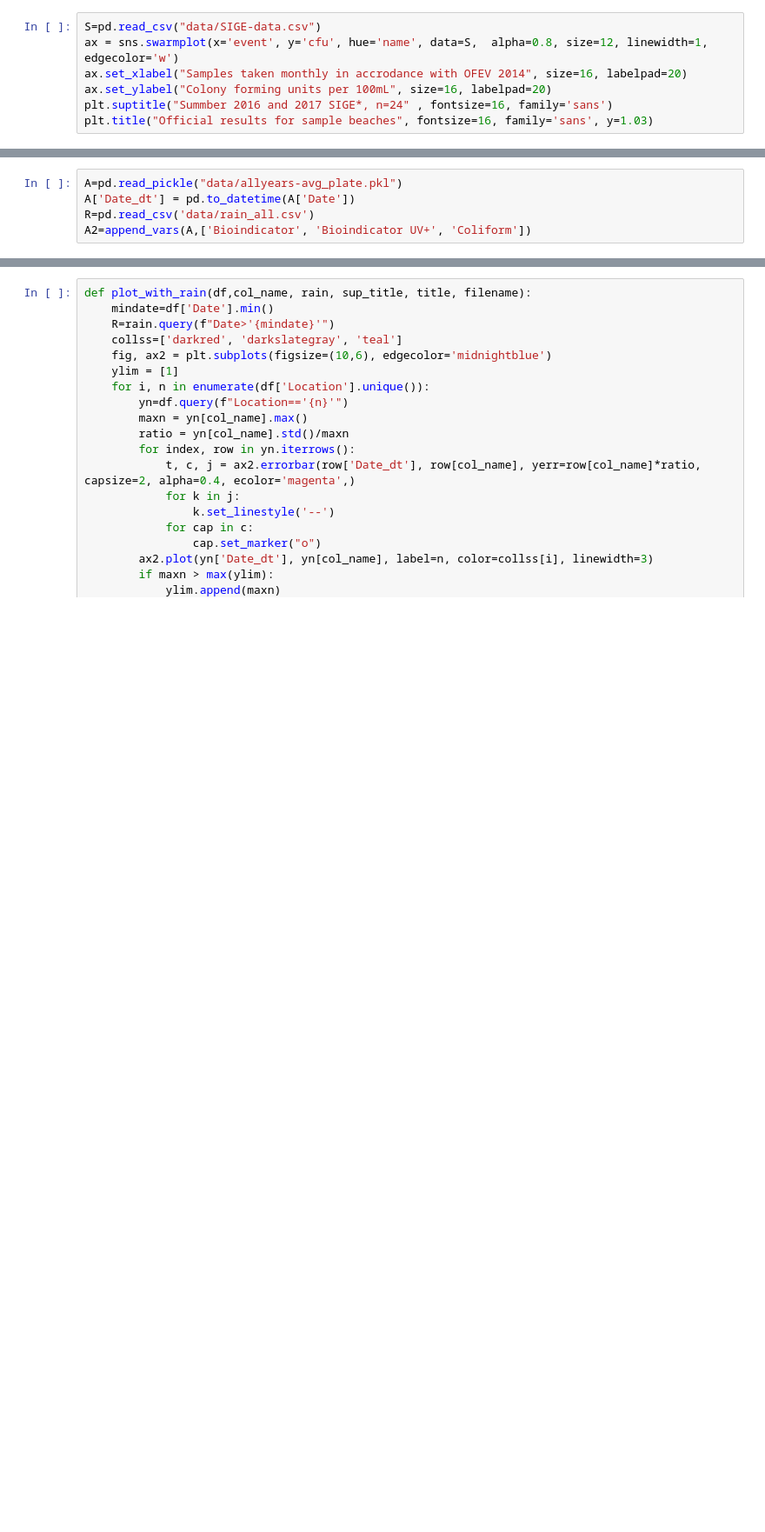
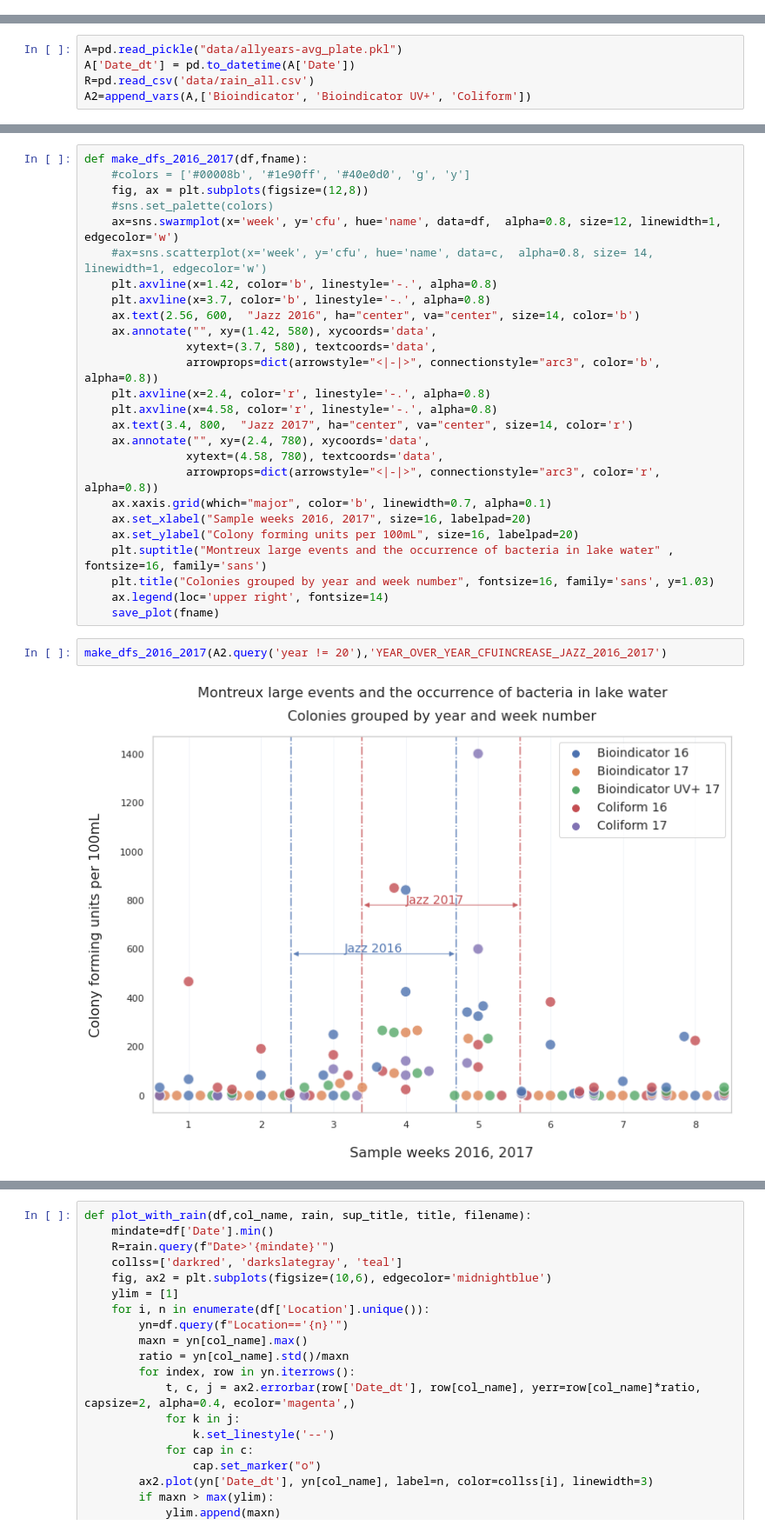
Before and after one commit to Hackuarium/montreux-water-quality, a Jupyter notebook: 2-plots.ipynb, the cells around one changed output, grey strips where cells are left out. Shown at 87% size. Cells and saved outputs as stored; diff of their text form; blank space fills up the shorter version.

Commit message:
update 2020 data + plot year by year 2016 and 2017

```diff
--- a/2-plots.ipynb
+++ b/2-plots.ipynb
@@ -22,10 +22,3 @@ def append_vars(ds, cols):
 def save_plot(fname):
     plt.savefig(f"plots/{fname}.svg")
     plt.savefig(f"plots/{fname}.png")
-# %%
-S=pd.read_csv("data/SIGE-data.csv")
-ax = sns.swarmplot(x='event', y='cfu', hue='name', data=S,  alpha=0.8, size=12, linewidth=1, edgecolor='w')
-ax.set_xlabel("Samples taken monthly in accrodance with OFEV 2014", size=16, labelpad=20)
-ax.set_ylabel("Colony forming units per 100mL", size=16, labelpad=20)
-plt.suptitle("Summber 2016 and 2017 SIGE*, n=24" , fontsize=16, family='sans')
-plt.title("Official results for sample beaches", fontsize=16, family='sans', y=1.03)
@@ -68,0 +66,30 @@ make_dfs(A2,'YEAR_OVER_YEAR_CFUINCREASE_JAZZ_2016_2017_2020')
+# %%
+def make_dfs_2016_2017(df,fname):
+    #colors = ['#00008b', '#1e90ff', '#40e0d0', 'g', 'y']
+    fig, ax = plt.subplots(figsize=(12,8))
+    #sns.set_palette(colors)
+    ax=sns.swarmplot(x='week', y='cfu', hue='name', data=df,  alpha=0.8, size=12, linewidth=1, edgecolor='w')
+    #ax=sns.scatterplot(x='week', y='cfu', hue='name', data=c,  alpha=0.8, size= 14, linewidth=1, edgecolor='w')
+    plt.axvline(x=1.42, color='b', linestyle='-.', alpha=0.8)
+    plt.axvline(x=3.7, color='b', linestyle='-.', alpha=0.8)
+    ax.text(2.56, 600,  "Jazz 2016", ha="center", va="center", size=14, color='b')
+    ax.annotate("", xy=(1.42, 580), xycoords='data',
+               xytext=(3.7, 580), textcoords='data',
+               arrowprops=dict(arrowstyle="<|-|>", connectionstyle="arc3", color='b', alpha=0.8))
+    plt.axvline(x=2.4, color='r', linestyle='-.', alpha=0.8)
+    plt.axvline(x=4.58, color='r', linestyle='-.', alpha=0.8)
+    ax.text(3.4, 800,  "Jazz 2017", ha="center", va="center", size=14, color='r')
+    ax.annotate("", xy=(2.4, 780), xycoords='data',
+               xytext=(4.58, 780), textcoords='data',
+               arrowprops=dict(arrowstyle="<|-|>", connectionstyle="arc3", color='r', alpha=0.8))
+    ax.xaxis.grid(which="major", color='b', linewidth=0.7, alpha=0.1)
+    ax.set_xlabel("Sample weeks 2016, 2017", size=16, labelpad=20)
+    ax.set_ylabel("Colony forming units per 100mL", size=16, labelpad=20)
+    plt.suptitle("Montreux large events and the occurrence of bacteria in lake water" , fontsize=16, family='sans')
+    plt.title("Colonies grouped by year and week number", fontsize=16, family='sans', y=1.03)
+    ax.legend(loc='upper right', fontsize=14)
+    save_plot(fname)
+# %%
+make_dfs_2016_2017(A2.query('year != 20'),'YEAR_OVER_YEAR_CFUINCREASE_JAZZ_2016_2017')
+# %% [output]
+[figure, added]
```
Also changed, not shown: parts of 12 cells of this notebook, 7 other files.
